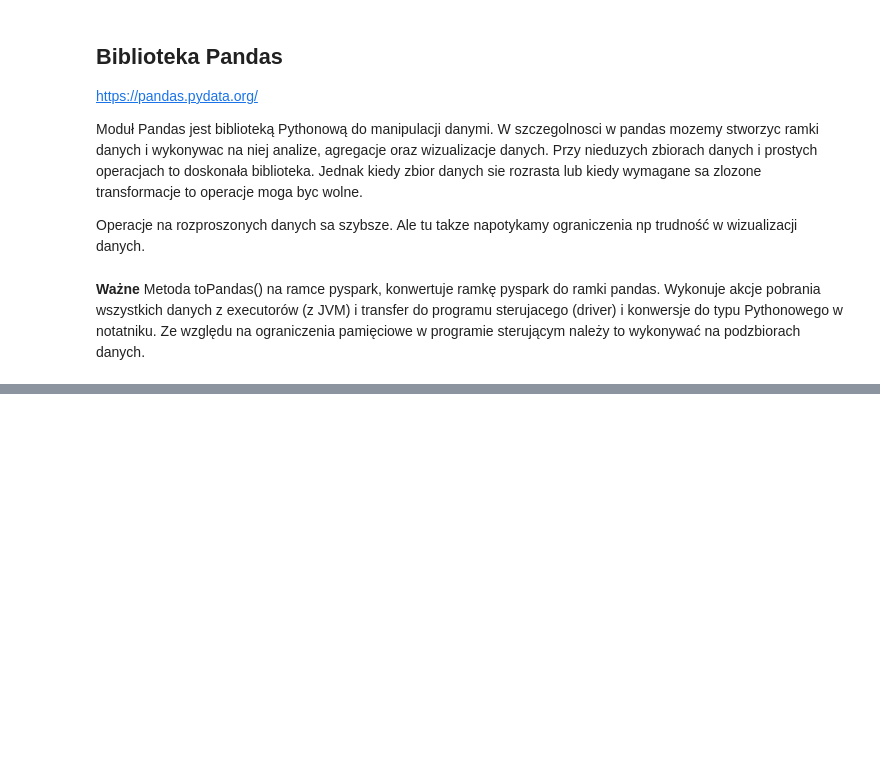
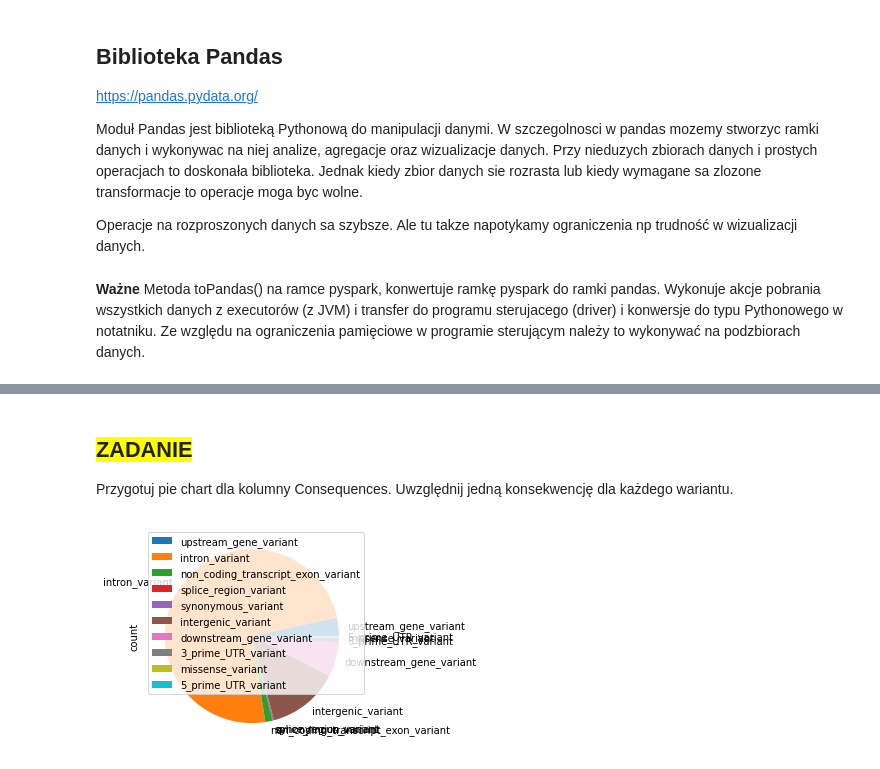
Before and after one commit to biodatageeks/edugen-notebooks, a Jupyter notebook: 20Z/4_vcf_vis.ipynb, the cells around one changed output, grey strips where cells are left out. Cells and saved outputs as stored; diff of their text form; code cells hidden in the pictures; blank space fills up the shorter version.

```diff
--- a/20Z/4_vcf_vis.ipynb
+++ b/20Z/4_vcf_vis.ipynb
@@ -111,0 +337,12 @@ spark.sql(f"select * from {table_var_anno} LIMIT 10").toPandas()
+# %% [markdown]
+## <span style='background:yellow'> ZADANIE  </span>
+Przygotuj pie chart dla kolumny Consequences. Uwzględnij jedną konsekwencję dla każdego wariantu.
+# %%
+from pyspark.sql.functions import *
+
+df = anno2.withColumn("Consequence_sel", anno2.Consequence.getItem(0)).groupBy("Consequence_sel").count().toPandas()
+df.plot.pie(y="count", labels=df["Consequence_sel"])
+plt.legend(loc="upper left")
+plt.show()
+# %% [output]
+[figure, added]
```
Also changed, not shown: parts of 31 cells of this notebook.
